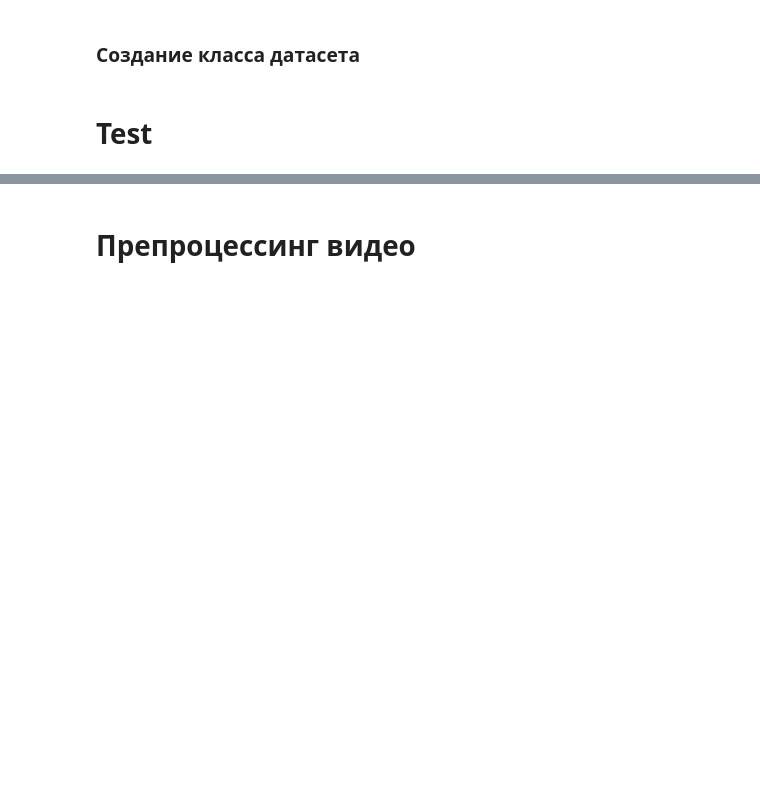
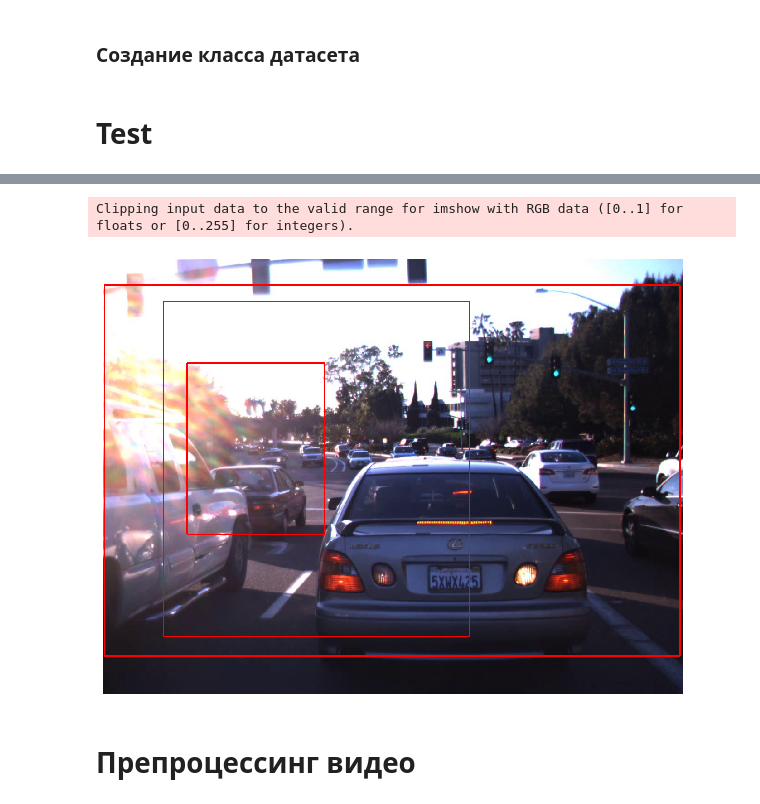
Before and after one commit to gvrva/Traffic-lights, a Jupyter notebook: data_preparation.ipynb, the cells around one changed output, grey strips where cells are left out. Drawn from its saved outputs; the diff is of its cells as text; code cells hidden in the pictures; blank space fills up the shorter version.

```diff
--- a/data_preparation.ipynb
+++ b/data_preparation.ipynb
@@ -75,5 +92,20 @@ class LISADataset(object):
 # %%
 def collate_fn(batch):
     return tuple(zip(*batch))
+# %%
+def data_loader(batch_size, transform = None, test_size = 0.2):
+
+    dataset_train = LISADataset()
+    dataset_test = LISADataset()
+    indices = torch.randperm(len(dataset_train)).tolist()
+
+    t = round(len(dataset_train)*test_size)
+    dataset_train = torch.utils.data.Subset(dataset_train, indices[:-t])
+    dataset_test = torch.utils.data.Subset(dataset_test, indices[-t:])
+
+    data_loader_train = torch.utils.data.DataLoader(dataset_train, batch_size=batch_size, shuffle=True, num_workers=0, collate_fn=collate_fn)
+    data_loader_test = torch.utils.data.DataLoader(dataset_test, batch_size=batch_size, shuffle=True, num_workers=0, collate_fn=collate_fn)
+
+    return data_loader_train, data_loader_test
 # %% [markdown]
 # Test
@@ -82,16 +118,17 @@ device = torch.device('cuda:0')
 # %%
 model = torchvision.models.detection.fasterrcnn_resnet50_fpn(pretrained=True)
 dataset = LISADataset()
-data_loader = torch.utils.data.DataLoader(dataset, batch_size=2, shuffle=True, num_workers=0, collate_fn=collate_fn)
+train, test = data_loader(batch_size = 2)
 # For Training
-images,targets = next(iter(data_loader))
+images,targets = next(iter(train))
 images = list(torch.reshape(image, (3, image.shape[0], image.shape[1])).to(device) for image in images)
 targets = [{k: v.to(device) for k, v in t.items()} for t in targets]
 model.to(device)
+model.train()
 output = model(images,targets)   # Returns losses and detections
 
 # For inference
-images,targets = next(iter(data_loader))
+images,targets = next(iter(test))
 images = list(torch.reshape(image, (3, image.shape[0], image.shape[1])).to(device) for image in images)
 targets = [{k: v.to(device) for k, v in t.items()} for t in targets]
 model.eval()
@@ -102,3 +147,26 @@ RuntimeError: cannot reshape tensor of 0 elements into shape [0, -1] because the
+# %%
+image = images[0].cpu().numpy()
+# %%
+def displayImage(image, boxes):
+    boxes = boxes.cpu().numpy().astype(np.int32)
+    image = np.reshape(image, (image.shape[1],image.shape[2], image.shape[0]))
+    fig, ax = plt.subplots(1, 1, figsize=(16, 8))
+
+    for box in boxes:
+        cv.rectangle(image,
+                      (box[2], box[3]),
+                      (box[0], box[1]),
+                      (220, 0, 0), 2)
+
+    ax.set_axis_off()
+    ax.imshow(image)
+
+    plt.show()
+# %%
+displayImage(image, predictions[0]['boxes'])
+# %% [output]
+Clipping input data to the valid range for imshow with RGB data ([0..1] for floats or [0..255] for integers).
+[figure, added]
 # %% [markdown]
 # Препроцессинг видео
 # %%
```
Also changed, not shown: parts of 12 cells of this notebook.
